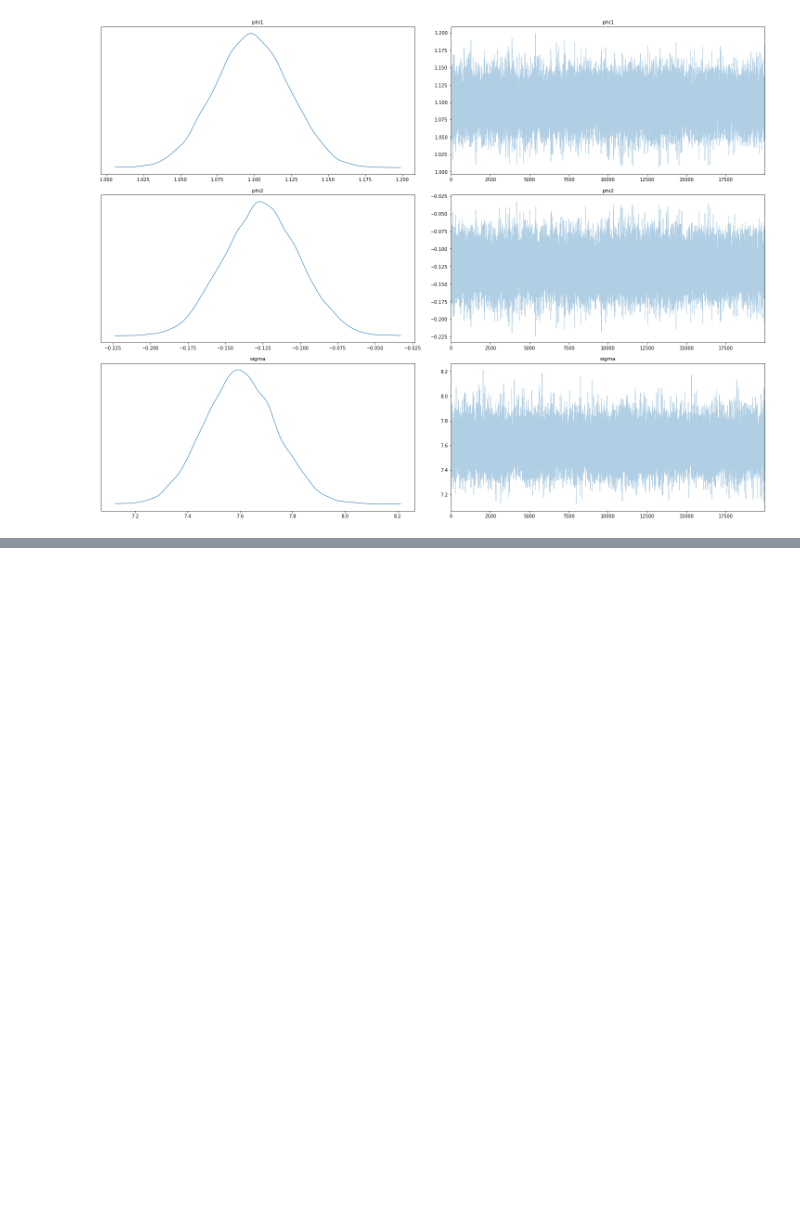
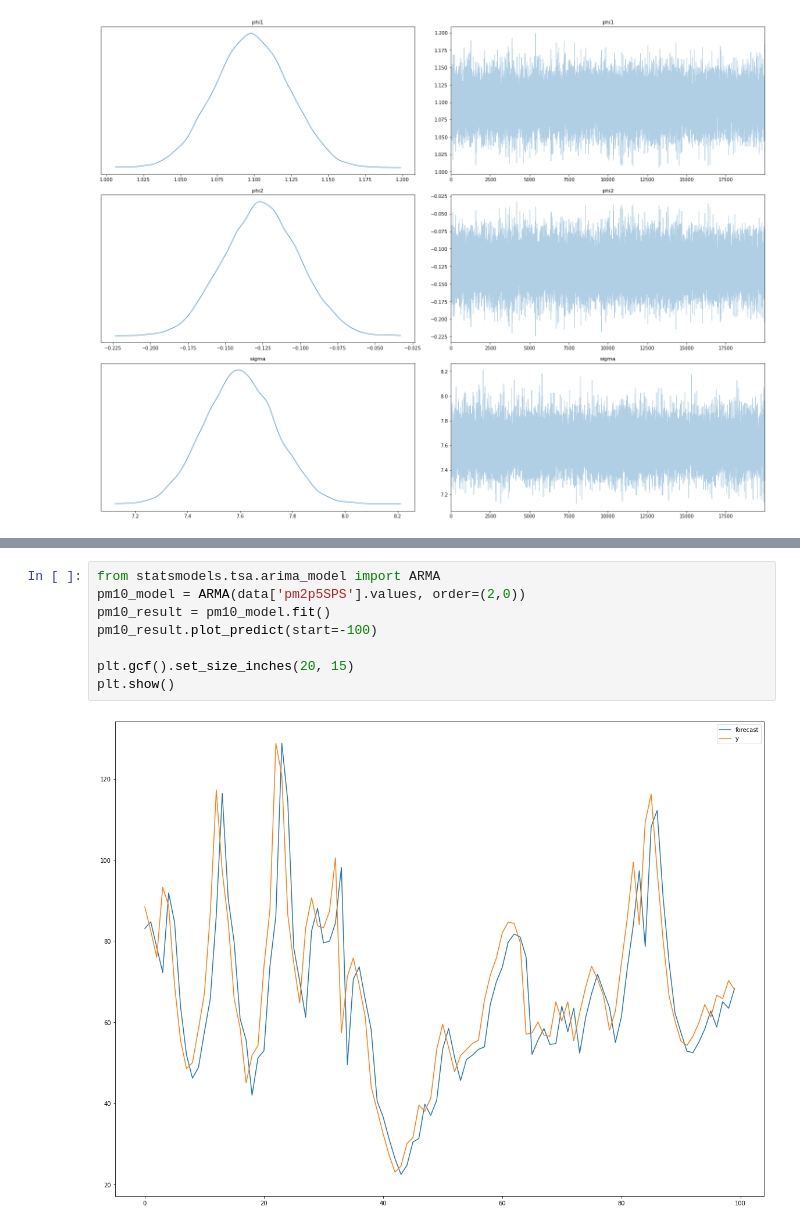
Before and after one commit to AlePalu/AirQualityForecasting, a Jupyter notebook: notebooks/ClassicalModels.ipynb, the cells around one changed output, grey strips where cells are left out. Saved outputs shown, nothing was run; the diff lists cells and outputs as text; blank space fills up the shorter version.

```diff
--- a/notebooks/ClassicalModels.ipynb
+++ b/notebooks/ClassicalModels.ipynb
@@ -97,0 +138,10 @@ plt.show()
+# %%
+from statsmodels.tsa.arima_model import ARMA
+pm10_model = ARMA(data['pm2p5SPS'].values, order=(2,0))
+pm10_result = pm10_model.fit()
+pm10_result.plot_predict(start=-100)
+
+plt.gcf().set_size_inches(20, 15)
+plt.show()
+# %% [output]
+[figure, added]
```
Also changed, not shown: parts of 2 cells of this notebook.
